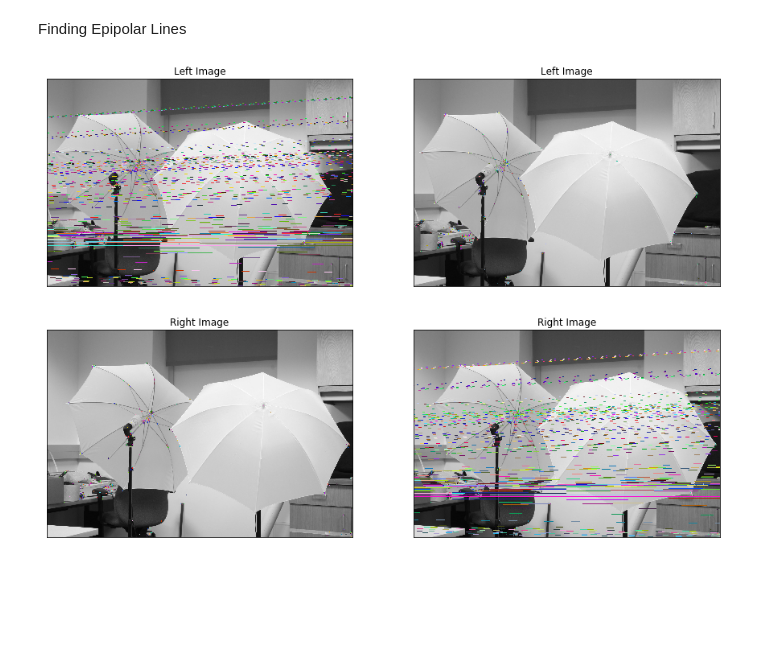
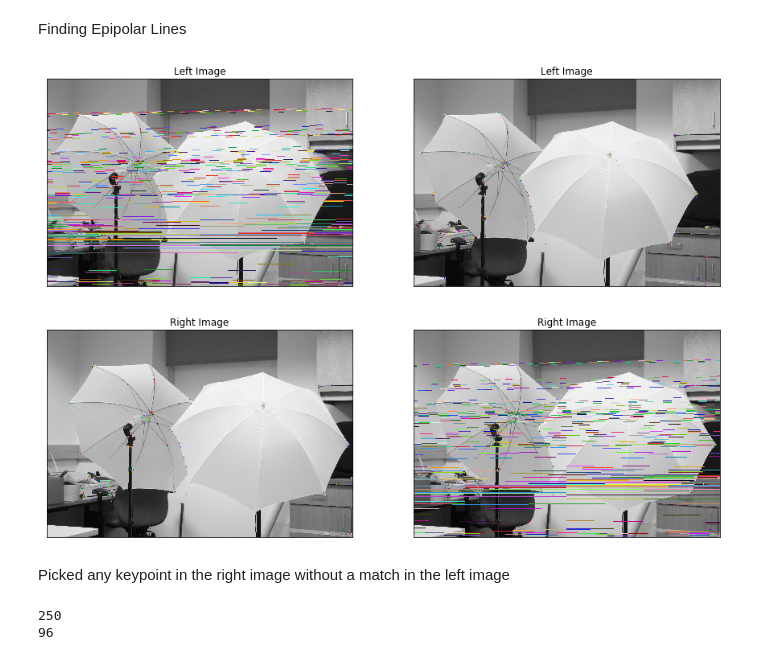
Before and after one commit to bryanjay28/ECSE415, a Jupyter notebook: Assignment3/Epipolar_Geometry.ipynb, the cells around one changed output. Saved outputs shown, nothing was run; the diff lists cells and outputs as text; code cells hidden in the pictures; blank space fills up the shorter version.

```diff
--- a/Assignment3/Epipolar_Geometry.ipynb
+++ b/Assignment3/Epipolar_Geometry.ipynb
@@ -113,7 +124,7 @@ good = []
 ptsL = []
 ptsR = []
 for i, (m, n) in enumerate(matches):
-    if m.distance < 0.6 * n.distance:
+    if m.distance < 0. * n.distance:
         good.append(m)
         ptsR.append(kpR[m.trainIdx].pt)
         ptsL.append(kpL[m.queryIdx].pt)
@@ -126,32 +137,62 @@ F, mask = cv2.findFundamentalMat(ptsL, ptsR, cv2.FM_LMEDS)
 # Use only inliers for remaining computations
 ptsL = ptsL[mask.ravel()==1]
 ptsR = ptsR[mask.ravel()==1]
 
 # find epilines
 # Epilines corresponding to points in the first image is drawn on the
 # second image
 linesL = cv2.computeCorrespondEpilines(ptsR, 2, F)
 linesL = linesL.reshape(-1, 3)
+
 # draw lines
 imgL1, imgR1 = drawlines(imgL, imgR, linesL, ptsL, ptsR)
 
 linesR = cv2.computeCorrespondEpilines(ptsL, 1, F)
 linesR = linesR.reshape(-1, 3)
 # draw lines
 imgR2, imgL2 = drawlines(imgR, imgL, linesR, ptsR, ptsL)
 
 # display images
 plt.figure(figsize=(15,15))
 plt.subplot(121), plt.imshow(imgL1, cmap="gray")
 plt.title("Left Image"), plt.xticks([]), plt.yticks([])
 plt.subplot(122), plt.imshow(imgL2, cmap="gray")
 plt.title("Left Image"), plt.xticks([]), plt.yticks([])
 plt.figure(figsize=(15,15))
 plt.subplot(121), plt.imshow(imgR1, cmap="gray")
 plt.title("Right Image"), plt.xticks([]), plt.yticks([])
 plt.subplot(122), plt.imshow(imgR2, cmap="gray")
 plt.title("Right Image"), plt.xticks([]), plt.yticks([])
 plt.show()
 # %% [output]
-[figure, old version]
+[figure, new version]
-[figure, old version]
+[figure, new version]
+# %% [markdown]
+Picked any keypoint in the right image without a match in the left image
+# %%
+mismatch_list = list()
+for i in range(len(ptsR)):
+    if(ptsR[i] in ptsL):
+        mismatch_list.append(ptsR[i].tolist())
+
+print(len(mismatch_list))
+
+keypoints = list()
+for i in range(len(mismatch_list)):
+    for j in range(len(linesR)):
+        y = -1*(linesR[j][0]*mismatch_list[i][0] + linesR[j][2])/linesR[j][1]
+        if(int(y) == mismatch_list[i][1] and mismatch_list[i] not in keypoints):
+            keypoints.append(mismatch_list[i])
+print(len(keypoints))
+
+
+patch_center = numpy.array([500, 450])
+smaller_dim = numpy.min(image.shape[0:2])
+patch_scale = 0.23
+patch_size = patch_scale * smaller_dim
+patch_x = patch_center[0] - patch_size/2
+patch_y = patch_center[1] - patch_size/2
+patch_image = image[patch_x:patch_x+patch_size, patch_y:patch_y+patch_size]
+# %% [output]
+250
+96
```
Also changed, not shown: parts of 1 cell of this notebook, 7 other files.
